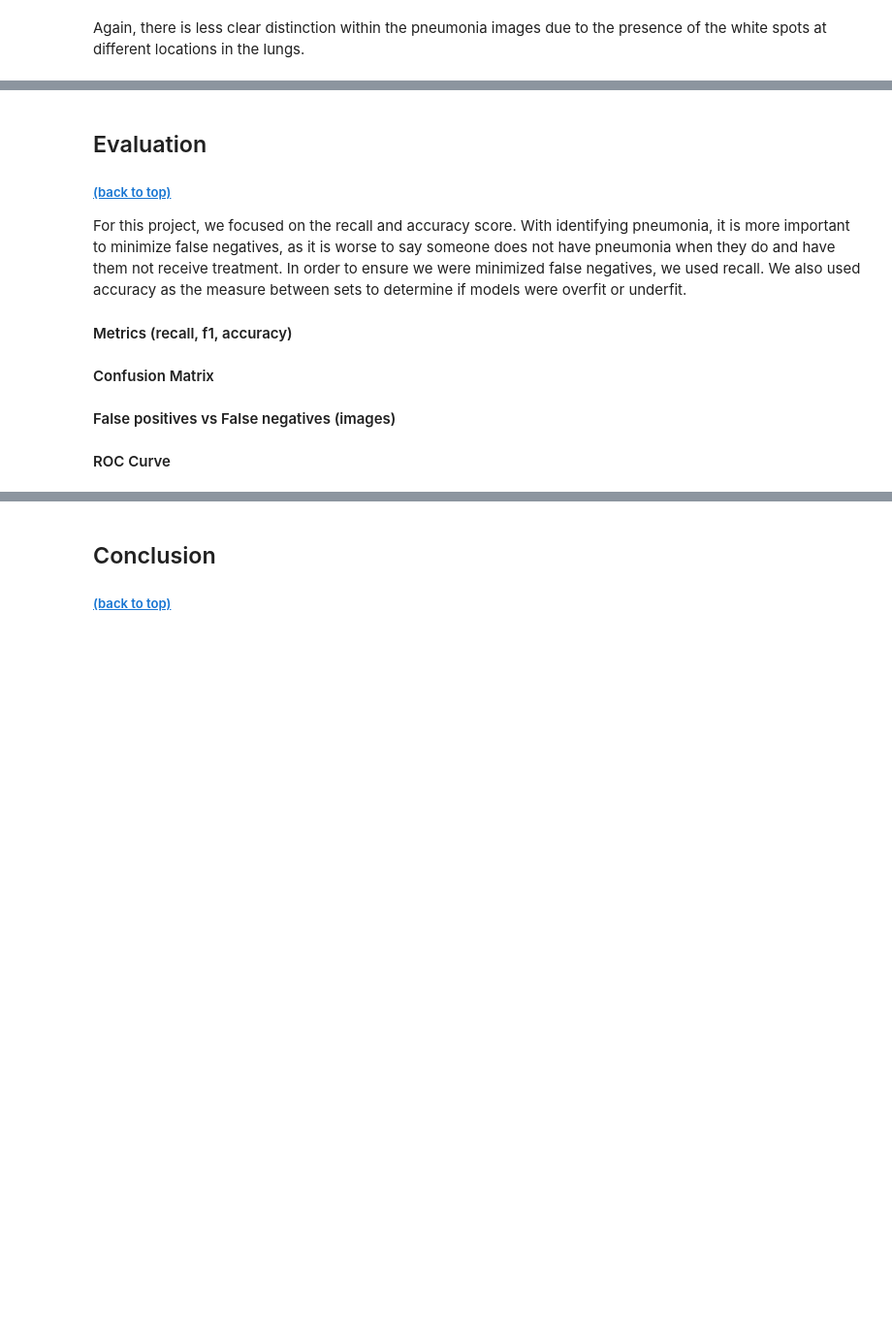
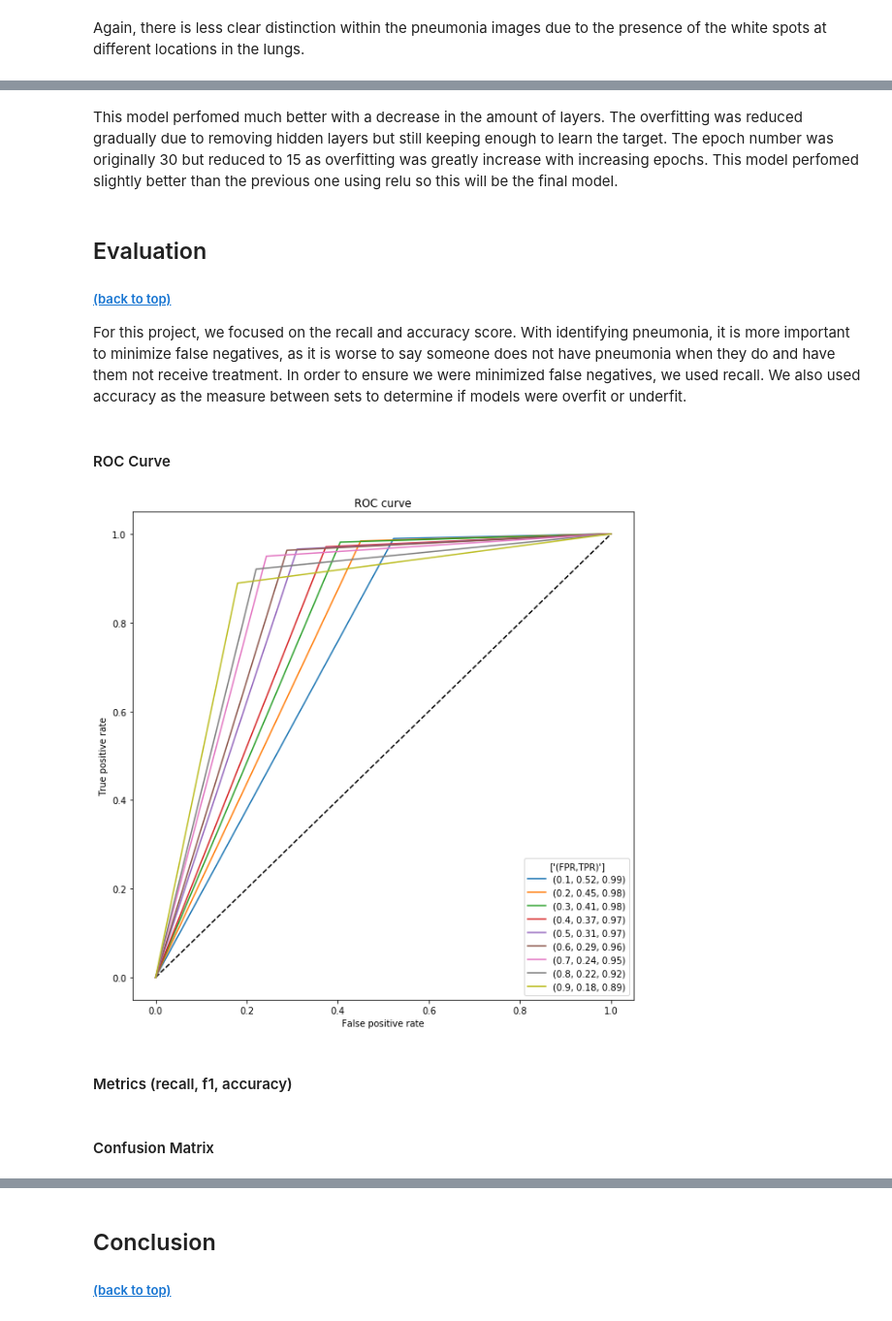
Before and after one commit to laurenphipps/x-ray-neuralnet, a Jupyter notebook: Final-Notebook.ipynb, the cells around one changed output, grey strips where cells are left out. Shown at 97% size. Cells and saved outputs as stored; diff of their text form; code cells hidden in the pictures; blank space fills up the shorter version.

```diff
--- a/Final-Notebook.ipynb
+++ b/Final-Notebook.ipynb
@@ -154,3 +167,6 @@ The shape of the validation labels is: (16, 2)
 ##### [(back to top)](#Overview)
 
 To prepare for modeling, the shape of the data set needed to change.
+# %%
+batch_size = 10
+num_classes = 2
@@ -156,0 +204,6 @@ To prepare for modeling, the shape of the data set needed to change.
+# %%
+# layer of the neural net that is used to flip and rotate images
+data_augmentation = tf.keras.Sequential([
+    layers.experimental.preprocessing.RandomFlip('horizontal_and_vertical'),
+    layers.experimental.preprocessing.RandomRotation(0.5),
+])
@@ -273,0 +535,11 @@ Next, we wanted to continue to improve the accuracy, while also addressing the c
+# %%
+model_cnn_aug.compile(optimizer='adam',
+             loss='binary_crossentropy',
+             metrics=['accuracy'])
+
+history = model_cnn_aug.fit(train_images, y_train,
+                            epochs=15)
+
+score = model_cnn_aug.evaluate(test_images,y_test,verbose=0)
+print('Test loss:', score[0])
+print('Test accuracy:', score[1])
@@ -274,10 +564,39 @@ Next, we wanted to continue to improve the accuracy, while also addressing the c
+# %% [markdown]
+This model perfomed much better with a decrease in the amount of layers. The overfitting was reduced gradually due to removing hidden layers but still keeping enough to learn the target. The epoch number was originally 30 but reduced to 15 as overfitting was greatly increase with increasing epochs. This model perfomed slightly better than the previous one using relu so this will be the final model.
 # %% [markdown]
 ## Evaluation <a id="Evaluation"></a>
 ##### [(back to top)](#Overview)
 
 For this project, we focused on the recall and accuracy score. With identifying pneumonia, it is more important to minimize false negatives, as it is worse to say someone does not have pneumonia when they do and have them not receive treatment. In order to ensure we were minimized false negatives, we used recall. We also used accuracy as the measure between sets to determine if models were overfit or underfit.
-
-#### Metrics (recall, f1, accuracy)
-#### Confusion Matrix
-#### False positives vs False negatives (images)
-#### ROC Curve
+# %% [markdown]
+#### ROC Curve
+# %%
+# differnt thresholds for predicting target
+threshs = np.arange(0.1,1,0.1)
+
+# going through each threshold to determine flase and true positive rate
+y_test_roc = y_test.T[[1]][0]
+def roc_per_thresh(threshs):
+    rocs = []
+    for thresh in threshs:
+        y_pred_roc = (model_cnn_aug.predict(test_images) > thresh).astype('int32')
+        y_pred_roc = y_pred_roc.T[[1]][0]
+        fpr, tpr, thresholds = roc_curve(y_test_roc, y_pred_roc)
+        rocs.append([thresh,fpr,tpr])
+    return rocs
+
+roc_values = roc_per_thresh(threshs)
+
+plt.figure(1,figsize=(10,10))
+plt.plot([0, 1], [0, 1], 'k--')
+for roc in roc_values:
+    plt.plot(roc[1],roc[2],label=(round(roc[0],1),round(roc[1][1],2),round(roc[2][1],2)))
+plt.xlabel('False positive rate')
+plt.ylabel('True positive rate')
+plt.title('ROC curve')
+plt.legend(title=['(FPR,TPR)'])
+plt.show()
+# %% [output]
+[figure, added]
+# %% [markdown]
+#### Metrics (recall, f1, accuracy)
@@ -283,0 +610,2 @@ For this project, we focused on the recall and accuracy score. With identifying
+# %% [markdown]
+#### Confusion Matrix
```
Also changed, not shown: parts of 38 cells of this notebook.
